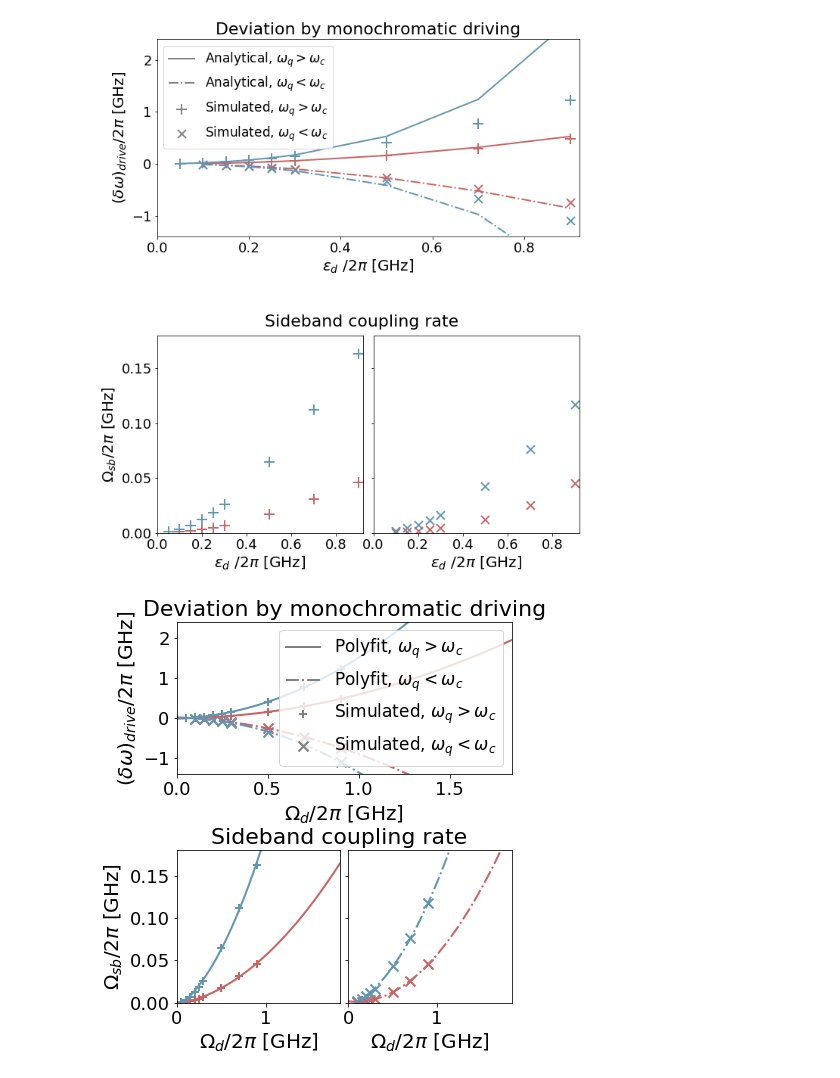
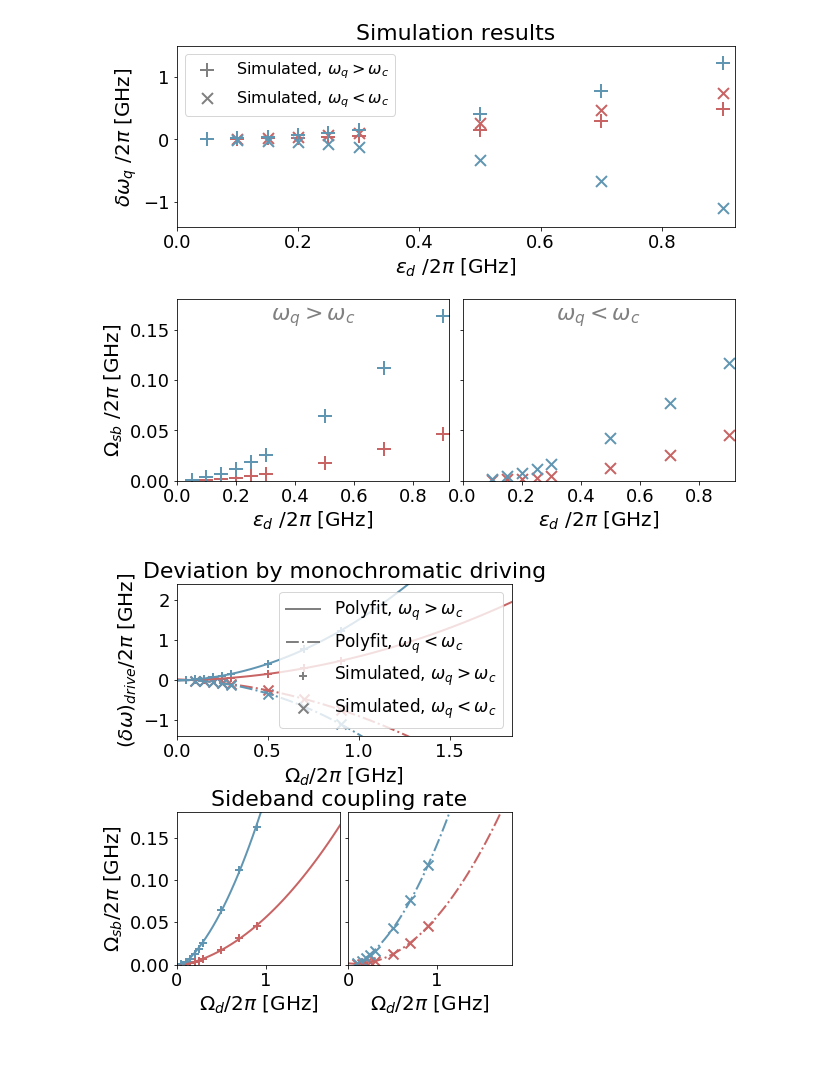
Before and after one commit to wouterkesselsap/thesis, a Jupyter notebook: overview_TLS_single.ipynb, the cells around one changed output. Cells and saved outputs as stored; diff of their text form; code cells hidden in the pictures; blank space fills up the shorter version.

Commit message:
adjusted figures

```diff
--- a/overview_TLS_single.ipynb
+++ b/overview_TLS_single.ipynb
@@ -46,59 +60,63 @@ wsb_blue_smaller_cfit = np.polyfit(eps_smaller, wsb_blue_smaller, polydeg)
 # %%
 xlim = [0.0, 0.92]
 
-fig, axes = plt.subplots(2, 1, figsize=(10,12))
+fig, axes = plt.subplots(2, 1, figsize=(10,8))
 
 plt.subplot(2, 1, 1)
 plt.scatter(eps_larger[1:], devdr_red_larger, marker=markerstyles['larger'], lw=2, s=markersizes['larger'], c=plotcolours['sbred'])
-plt.scatter(eps_smaller, devdr_red_smaller, marker=markerstyles['smaller'], lw=2, s=markersizes['smaller'], c=plotcolours['sbred'])
+plt.scatter(eps_smaller, -np.asarray(devdr_red_smaller), marker=markerstyles['smaller'], lw=2, s=markersizes['smaller'], c=plotcolours['sbred'])
 plt.scatter(eps_larger, devdr_blue_larger, marker=markerstyles['larger'], lw=2, s=markersizes['larger'], c=plotcolours['sbblue'])
 plt.scatter(eps_smaller, devdr_blue_smaller, marker=markerstyles['smaller'], lw=2, s=markersizes['smaller'], c=plotcolours['sbblue'])
 
-plt.plot(eps_larger[1:], devdr_th_red_larger, ls=linestyles['larger'], c=plotcolours['sbred'])
-plt.plot(eps_smaller, -np.asarray(devdr_th_red_smaller), ls=linestyles['smaller'], c=plotcolours['sbred'])
-plt.plot(eps_larger, devdr_th_blue_larger, ls=linestyles['larger'], c=plotcolours['sbblue'])
-plt.plot(eps_smaller, devdr_th_blue_smaller, ls=linestyles['smaller'], c=plotcolours['sbblue'])
+# plt.plot(eps_larger[1:], devdr_th_red_larger, ls=linestyles['larger'], c=plotcolours['sbred'])
+# plt.plot(eps_smaller, -np.asarray(devdr_th_red_smaller), ls=linestyles['smaller'], c=plotcolours['sbred'])
+# plt.plot(eps_larger, devdr_th_blue_larger, ls=linestyles['larger'], c=plotcolours['sbblue'])
+# plt.plot(eps_smaller, devdr_th_blue_smaller, ls=linestyles['smaller'], c=plotcolours['sbblue'])
+# plt.plot(np.linspace(0, 1),  np.poly1d(np.append(devdr_th_red_larger_cfit, 0))(np.linspace(0, 1)), ls=linestyles['larger'], c=plotcolours['sbred'])
+# plt.plot(np.linspace(0, 1),  np.poly1d(np.append(devdr_th_blue_larger_cfit, 0))(np.linspace(0, 1)), ls=linestyles['larger'], c=plotcolours['sbblue'])
+# plt.plot(np.linspace(0, 1), -np.poly1d(np.append(devdr_th_red_smaller_cfit, 0))(np.linspace(0, 1)), ls=linestyles['smaller'], c=plotcolours['sbred'])
+# plt.plot(np.linspace(0, 1),  np.poly1d(np.append(devdr_th_blue_smaller_cfit, 0))(np.linspace(0, 1)), ls=linestyles['smaller'], c=plotcolours['sbblue'])
 
 plt.scatter(-1, -1, marker=markerstyles['larger'], lw=2, s=markersizes['larger'], c='gray', label="Simulated, $\\omega_q > \\omega_c$")
 plt.scatter(-1, -1, marker=markerstyles['smaller'], lw=2, s=markersizes['smaller'], c='gray', label="Simulated, $\\omega_q < \\omega_c$")
-plt.plot(-1, -1, ls=linestyles['larger'], c='gray', label="Analytical, $\\omega_q > \\omega_c$")
-plt.plot(-1, -1, ls=linestyles['smaller'], c='gray', label="Analytical, $\\omega_q < \\omega_c$")
+# plt.plot(-1, -1, ls=linestyles['larger'], c='gray', label="Analytical, $\\omega_q > \\omega_c$")
+# plt.plot(-1, -1, ls=linestyles['smaller'], c='gray', label="Analytical, $\\omega_q < \\omega_c$")
 
 plt.xlim(xlim)
-plt.ylim([-1.4, 2.4])
+plt.ylim([-1.4, 1.5])
 
 plt.xlabel("$\\epsilon_d$ $/2\\pi$ [GHz]")
-plt.ylabel("$(\\delta\\omega)_{drive}/2\\pi$ [GHz]")
-plt.title("Deviation by monochromatic driving")
-plt.legend()
+plt.ylabel("$\\delta\\omega_q$ $/2\\pi$ [GHz]")
+plt.title("Simulation results")
+plt.legend(fontsize=16)
 
 plt.subplot(2, 2, 3)
 plt.scatter(eps_larger[1:], wsb_red_larger, marker=markerstyles['larger'], lw=2, s=markersizes['larger'], c=plotcolours['sbred'])
 plt.scatter(eps_larger, wsb_blue_larger, marker=markerstyles['larger'], lw=2, s=markersizes['larger'], c=plotcolours['sbblue'])
 
 plt.xlim(xlim)
 plt.ylim([0, 0.18])
 
 plt.xlabel("$\\epsilon_d$ $/2\\pi$ [GHz]")
-plt.ylabel("$\\Omega_{{sb}}/2\\pi$ [GHz]")
+plt.ylabel("$\\Omega_{{sb}}$ $/2\\pi$ [GHz]")
+plt.text(0.46, 0.16, "$\\omega_q > \\omega_c$", color='gray', horizontalalignment='center')
 
 plt.subplot(2, 2, 4)
 plt.scatter(eps_smaller, wsb_red_smaller, marker=markerstyles['smaller'], lw=2, s=markersizes['smaller'], c=plotcolours['sbred'])
 plt.scatter(eps_smaller, wsb_blue_smaller, marker=markerstyles['smaller'], lw=2, s=markersizes['smaller'], c=plotcolours['sbblue'])
 
 plt.xlim(xlim)
 plt.ylim([0, 0.18])
 
 plt.xlabel("$\\epsilon_d$ $/2\\pi$ [GHz]")
 plt.gca().set_yticklabels([])
+plt.text(0.46, 0.16, "$\\omega_q < \\omega_c$", color='gray', horizontalalignment='center')
 
-plt.text(0.5, 0.44, 'Sideband coupling rate', transform=fig.transFigure, horizontalalignment='center')
-
-plt.subplots_adjust(hspace=0.5)
+plt.subplots_adjust(hspace=0.4)
 plt.subplots_adjust(wspace=0.05)
 plt.show()
 # %% [output]
-[figure, old version]
+[figure, new version]
 # %%
 xlim = [0.0, 2*0.92]
 
```
Also changed, not shown: parts of 3 cells of this notebook, 2 other files.
